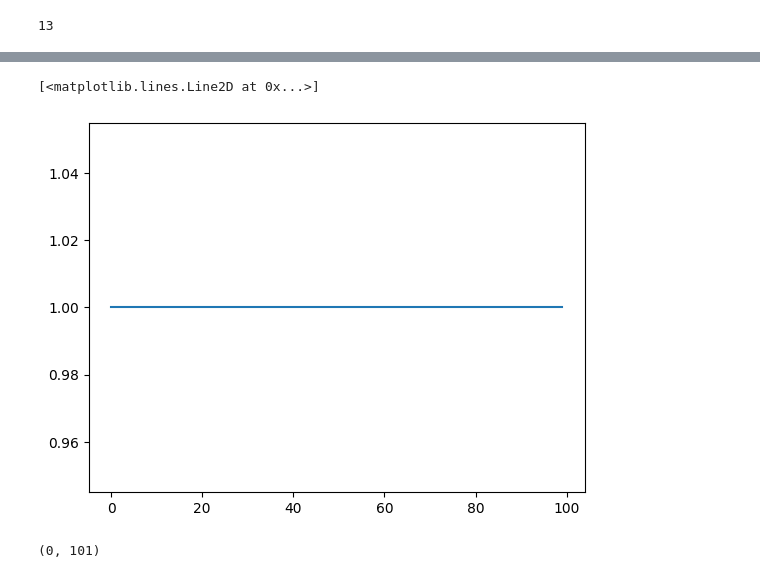
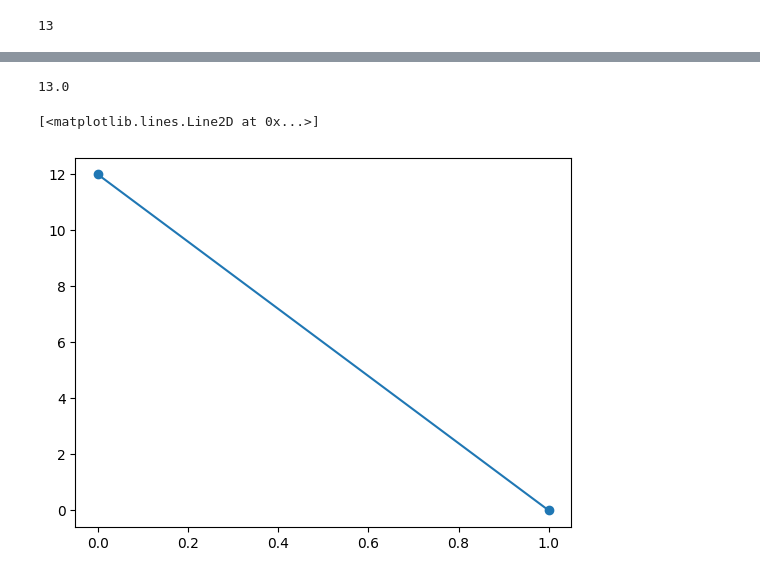
Before and after one commit to weathon/slay, a Jupyter notebook: BinaryCut.ipynb, the cells around one changed output, grey strips where cells are left out. Saved outputs shown, nothing was run; the diff lists cells and outputs as text; code cells hidden in the pictures.

```diff
--- a/BinaryCut.ipynb
+++ b/BinaryCut.ipynb
@@ -39,8 +39,8 @@ while True:
       RC+=1
 
   if LC<RC: #outside for
-    threshold = (threshold+max(arr))/2
+    threshold *=1.1
   elif RC<LC:
-    threshold = (threshold+min(arr))/2
+    threshold *= 0.9
   # print(LC, RC, threshold)
   Ts.append(threshold)
@@ -53,32 +49,45 @@ pylab.plot(Ts)
 # %%
 # cut to half
-arr = [1]
-for _ in range(100):
-  arr.append(arr[-1]+abs(np.random.normal())) #it will not work if it iis unform? normal has plus and minus
+arr = [1,22,3,4,5,7,8,10,13,15,18,20,23,25]#[1, 3, 5, 6, 8, 10, 11, 12, 1, 80, 90, 165, 500, 600]#[1,5,8,10,100,200,300,500,800,1000,5000,30_000]
+# for _ in range(100):
+#   arr.append(arr[-1]+abs(np.random.normal())*1*abs(np.random.normal())) #it will not work if it iis unform? normal has plus and minus. lengruanno need for extream case
 left = 0
 right = len(arr)-1
-threshold = 1
+threshold = np.max(arr)
 Ts = []
-for _ in range(100):
+lastT = 0
+lastLC_RC = len(arr)+10
+for _ in range(10):
   LC = 0
   RC = 0
   for i in arr:
     if i<threshold:
       LC+=1
     else:
       RC+=1
+  if abs(LC-RC)>abs(lastLC_RC):
+    threshold = lastT
+    Ts.append(lastT)
+    break
+  if 0.45<(max(RC,LC)/(RC+LC))<0.55:
+    Ts.append(LC-RC)
+    break
 
-  # threshold *= (RC/(LC+RC))
-  # threshold+=
-  # if LC<RC: #outside for
-  #   # threshold = threshold+(RC-LC)*0.1
-  #   threshold*=1.1
-  # elif RC<LC:
-  #   np.random.normal()*=0.9
-    # threshold = threshold-(LC-RC)*0.1 not useful when too far
-  # print(LC, RC, threshold)
-  Ts.append(threshold)
-pylab.plot(Ts)
+  if lastLC_RC == LC - RC:
+    Ts.append(LC-RC)
+    break
+
+  if LC<RC:
+    threshold += (threshold + np.max(arr))/2 #this is binary search?
+  elif RC<LC:
+    threshold -= (threshold - np.min(arr))/2
+  Ts.append(LC-RC) #LC-RC is the loss?
+  lastLC_RC = LC-RC
+  lastT = threshold
+  print(threshold)
+pylab.scatter(range(len(Ts)), Ts)
+pylab.plot(range(len(Ts)), Ts)
 # %% [output]
-[<matplotlib.lines.Line2D at 0x...>]
+13.0
+[<matplotlib.lines.Line2D at 0x...>]
-[figure, old version]
+[figure, new version]
@@ -85,6 +96,4 @@ pylab.plot(Ts)
 # %%
 LC,RC
-# %% [output]
-(0, 101)
 # %%
 pylab.plot(arr)
```
Also changed, not shown: parts of 5 cells of this notebook.
